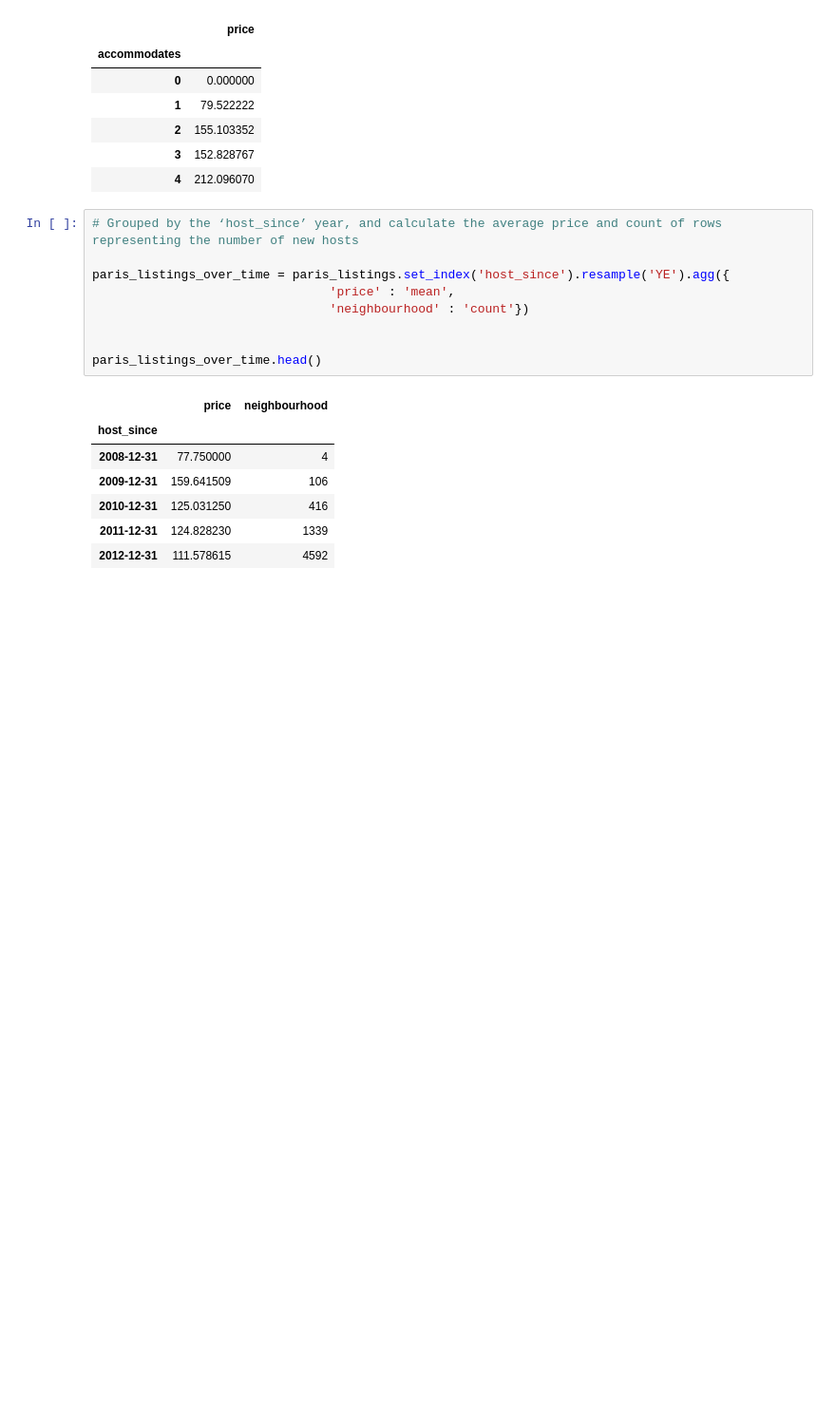
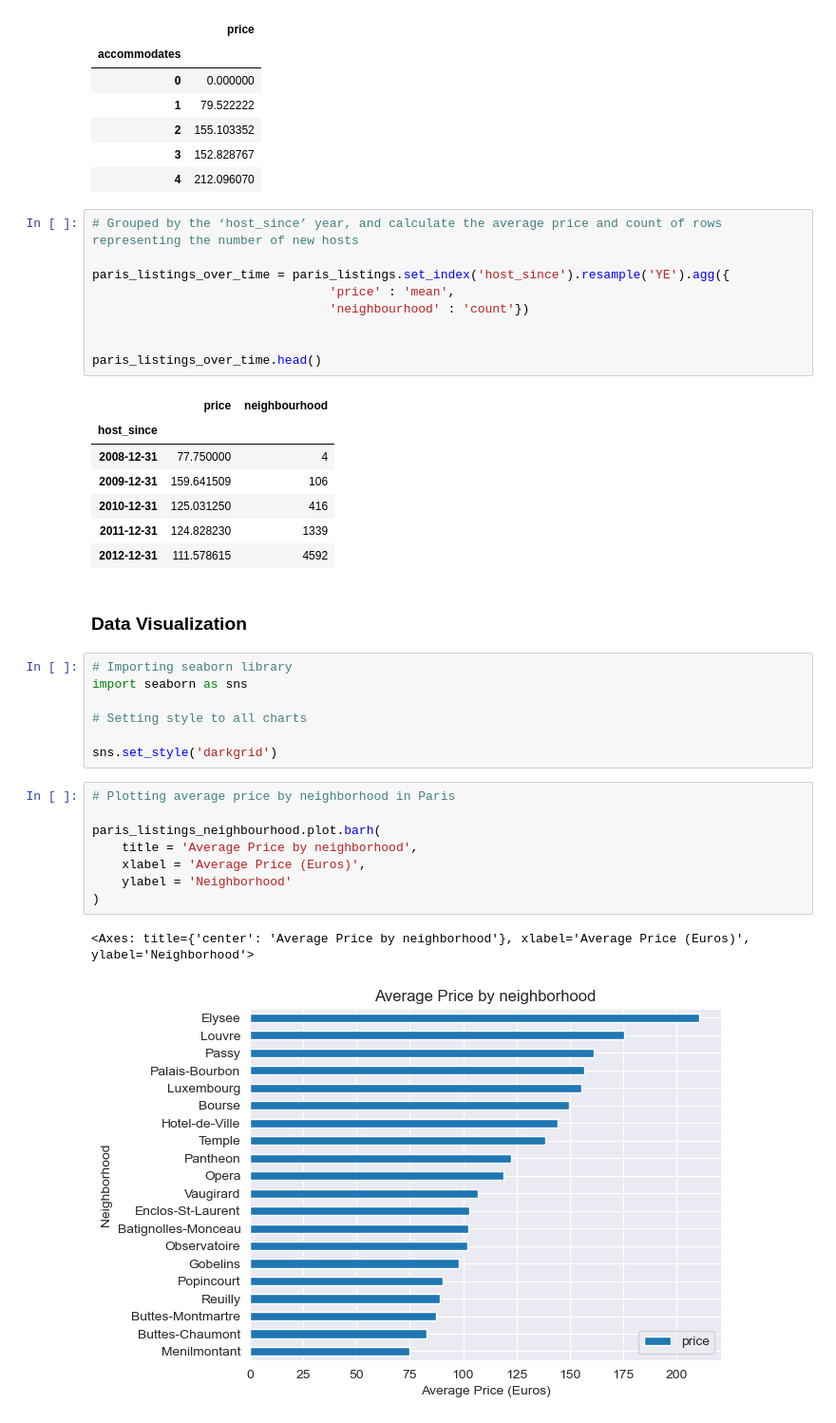
Before and after one commit to Kshitij-Chavan/AirBnB_Listing_Analysis, a Jupyter notebook: notebooks/airbnb_analysis.ipynb, the cells around one changed output. Shown at 95% size. Cells and saved outputs as stored; diff of their text form; blank space fills up the shorter version.

Commit message:
Completed Data Visualization

```diff
--- a/notebooks/airbnb_analysis.ipynb
+++ b/notebooks/airbnb_analysis.ipynb
@@ -153,3 +153,23 @@ paris_listings_over_time.head()
 | 2010-12-31 | 125.031250 | 416 |
 | 2011-12-31 | 124.828230 | 1339 |
 | 2012-12-31 | 111.578615 | 4592 |
+# %% [markdown]
+### Data Visualization
+# %%
+# Importing seaborn library
+import seaborn as sns
+
+# Setting style to all charts
+
+sns.set_style('darkgrid')
+# %%
+# Plotting average price by neighborhood in Paris
+
+paris_listings_neighbourhood.plot.barh(
+    title = 'Average Price by neighborhood',
+    xlabel = 'Average Price (Euros)',
+    ylabel = 'Neighborhood'
+)
+# %% [output]
+<Axes: title={'center': 'Average Price by neighborhood'}, xlabel='Average Price (Euros)', ylabel='Neighborhood'>
+[figure, added]
```
Also changed, not shown: parts of 6 cells of this notebook.
